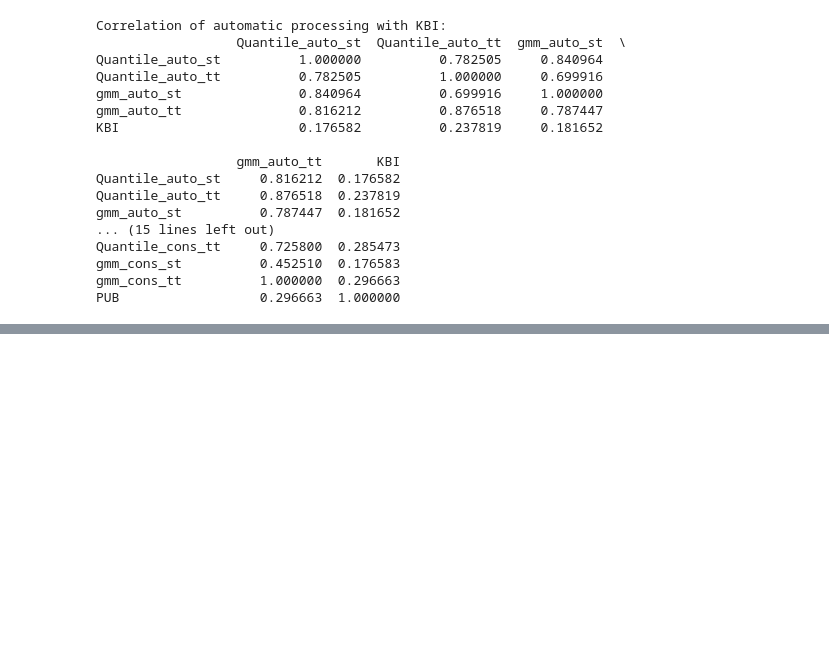
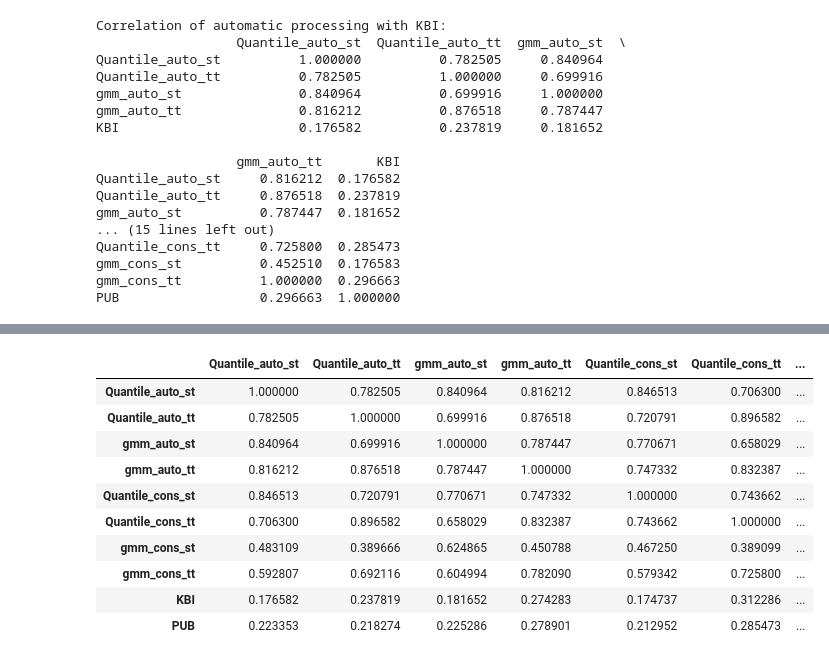
Before and after one commit to Critt-Kent/Key-Gaze-Correlation, a Jupyter notebook: Key-Gaze-correlation.ipynb, the cells around one changed output, grey strips where cells are left out. Cells and saved outputs as stored; diff of their text form; code cells hidden in the pictures; blank space fills up the shorter version.

```diff
--- a/Key-Gaze-correlation.ipynb
+++ b/Key-Gaze-correlation.ipynb
@@ -890,0 +862,16 @@ for col in cons_cols:
+# %%
+corr_final = final_df[['Quantile_auto_st','Quantile_auto_tt','gmm_auto_st','gmm_auto_tt','Quantile_cons_st',
+'Quantile_cons_tt','gmm_cons_st','gmm_cons_tt','KBI','PUB']]
+corr_final.corr()
+# %% [output]
+|  | Quantile_auto_st | Quantile_auto_tt | gmm_auto_st | gmm_auto_tt | Quantile_cons_st | Quantile_cons_tt | ... |
+| Quantile_auto_st | 1.000000 | 0.782505 | 0.840964 | 0.816212 | 0.846513 | 0.706300 | ... |
+| Quantile_auto_tt | 0.782505 | 1.000000 | 0.699916 | 0.876518 | 0.720791 | 0.896582 | ... |
+| gmm_auto_st | 0.840964 | 0.699916 | 1.000000 | 0.787447 | 0.770671 | 0.658029 | ... |
+| gmm_auto_tt | 0.816212 | 0.876518 | 0.787447 | 1.000000 | 0.747332 | 0.832387 | ... |
+| Quantile_cons_st | 0.846513 | 0.720791 | 0.770671 | 0.747332 | 1.000000 | 0.743662 | ... |
+| Quantile_cons_tt | 0.706300 | 0.896582 | 0.658029 | 0.832387 | 0.743662 | 1.000000 | ... |
+| gmm_cons_st | 0.483109 | 0.389666 | 0.624865 | 0.450788 | 0.467250 | 0.389099 | ... |
+| gmm_cons_tt | 0.592807 | 0.692116 | 0.604994 | 0.782090 | 0.579342 | 0.725800 | ... |
+| KBI | 0.176582 | 0.237819 | 0.181652 | 0.274283 | 0.174737 | 0.312286 | ... |
+| PUB | 0.223353 | 0.218274 | 0.225286 | 0.278901 | 0.212952 | 0.285473 | ... |
```
Also changed, not shown: parts of 7 cells of this notebook, 2 other files.
